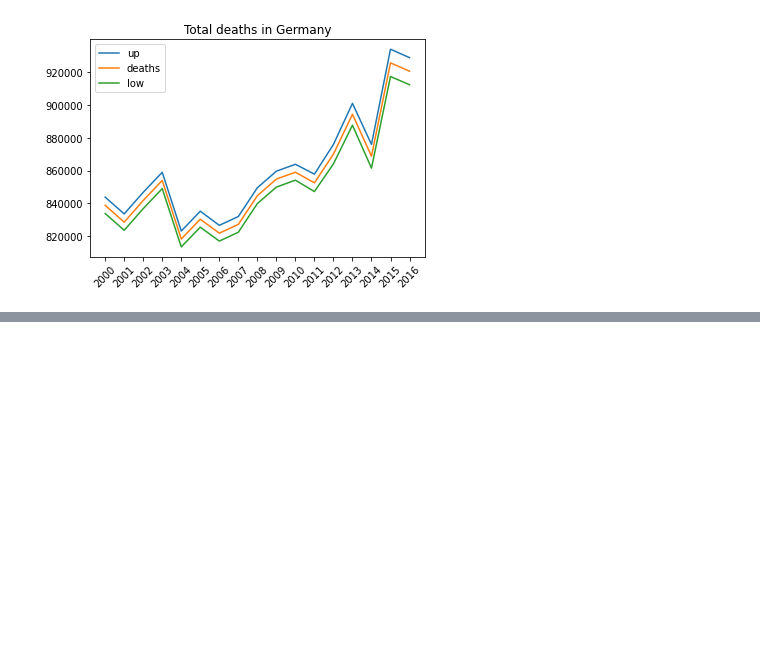
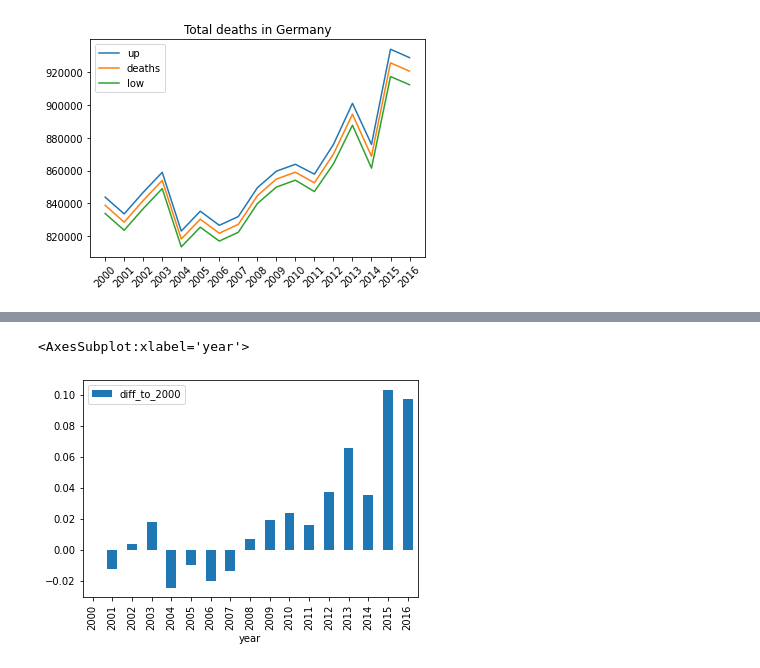
Before and after one commit to kevinsuedmersen/hadoop-sandbox, a Jupyter notebook: jupyter-spark/work/assignments/uebung_29_pyspark.ipynb, the cells around one changed output, grey strips where cells are left out. Saved outputs shown, nothing was run; the diff lists cells and outputs as text; code cells hidden in the pictures; blank space fills up the shorter version.

```diff
--- a/jupyter-spark/work/assignments/uebung_29_pyspark.ipynb
+++ b/jupyter-spark/work/assignments/uebung_29_pyspark.ipynb
@@ -294,0 +360,5 @@ _ = ax.set_title('death causes in 2016')
+# %%
+# Calculate the percentage differences with respect to year 2000
+deaths_2000 = deaths_long.loc[deaths_long.year == '2000', 'deaths_this_year'].item()
+deaths_long['diff_to_2000'] = ((deaths_long['deaths_this_year'] - deaths_2000) / deaths_2000)
+deaths_long.head()
@@ -295,3 +372,9 @@ _ = ax.set_title('death causes in 2016')
+# %%
+# Plot the percentage differences as bar plots
+deaths_long.plot.bar(x='year', y='diff_to_2000')
+# %% [output]
+<AxesSubplot:xlabel='year'>
+[figure, added]
 # %%
 # NEVER FORGET to stop the session
 spark.stop()
```
Also changed, not shown: parts of 15 cells of this notebook.
